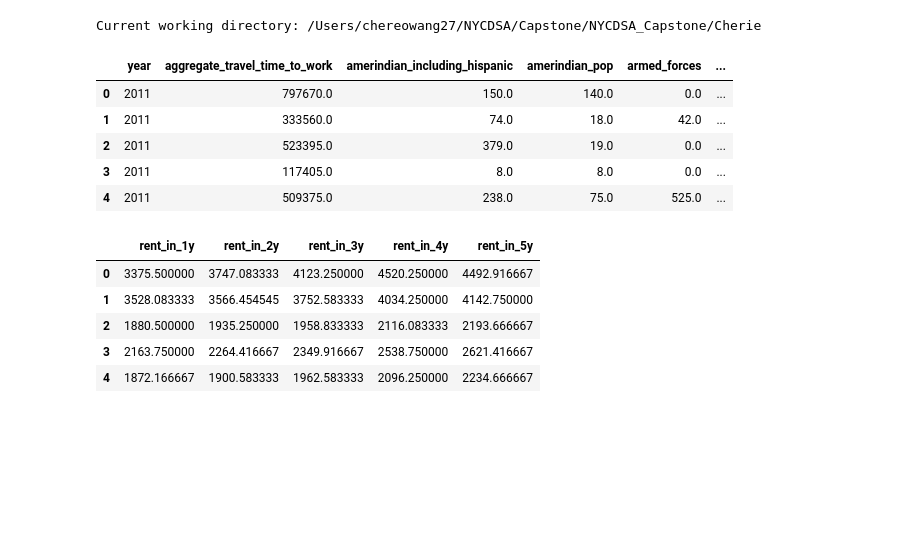
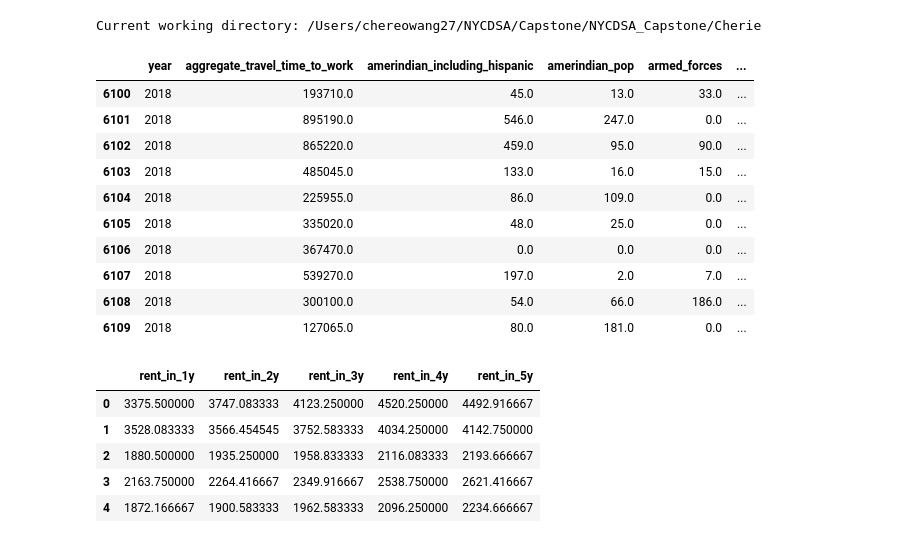
Before and after one commit to Skipp-py/NYCDSA_Capstone, a Jupyter notebook: Cherie/acs_ft_selection.ipynb, the cells around one changed output. Drawn from its saved outputs; the diff is of its cells as text; code cells hidden in the pictures; blank space fills up the shorter version.

```diff
--- a/Cherie/acs_ft_selection.ipynb
+++ b/Cherie/acs_ft_selection.ipynb
@@ -1,27 +1,32 @@
 # %%
 import os
 import pandas as pd
 pd.set_option('display.max_rows',500)
 pd.set_option('display.max_columns', 500)
 import numpy as np
 import datetime
 import matplotlib.pyplot as plt
 
 cwd = os.getcwd()
 print("Current working directory: {0}".format(cwd))
 df = pd.read_csv('./data/metro_CA_2011_2018_lagged.csv', index_col = None)
 # change year format to datetime
 df["year"]= pd.to_datetime(df["year"], format = "%Y").dt.year
 df.sort_values("year", ignore_index = True, inplace = True)
-df.head()
+df.tail(10)
 # %% [output]
 Current working directory: /Users/chereowang27/NYCDSA/Capstone/NYCDSA_Capstone/Cherie
 |  | year | aggregate_travel_time_to_work | amerindian_including_hispanic | amerindian_pop | armed_forces | ... |
-| 0 | 2011 | 797670.0 | 150.0 | 140.0 | 0.0 | ... |
-| 1 | 2011 | 333560.0 | 74.0 | 18.0 | 42.0 | ... |
-| 2 | 2011 | 523395.0 | 379.0 | 19.0 | 0.0 | ... |
-| 3 | 2011 | 117405.0 | 8.0 | 8.0 | 0.0 | ... |
-| 4 | 2011 | 509375.0 | 238.0 | 75.0 | 525.0 | ... |
+| 6100 | 2018 | 193710.0 | 45.0 | 13.0 | 33.0 | ... |
+| 6101 | 2018 | 895190.0 | 546.0 | 247.0 | 0.0 | ... |
+| 6102 | 2018 | 865220.0 | 459.0 | 95.0 | 90.0 | ... |
+| 6103 | 2018 | 485045.0 | 133.0 | 16.0 | 15.0 | ... |
+| 6104 | 2018 | 225955.0 | 86.0 | 109.0 | 0.0 | ... |
+| 6105 | 2018 | 335020.0 | 48.0 | 25.0 | 0.0 | ... |
+| 6106 | 2018 | 367470.0 | 0.0 | 0.0 | 0.0 | ... |
+| 6107 | 2018 | 539270.0 | 197.0 | 2.0 | 7.0 | ... |
+| 6108 | 2018 | 300100.0 | 54.0 | 66.0 | 186.0 | ... |
+| 6109 | 2018 | 127065.0 | 80.0 | 181.0 | 0.0 | ... |
 # %%
 targets = ["rent_in_1y","rent_in_2y","rent_in_3y","rent_in_4y","rent_in_5y"]
 targets = df[targets]
```
Also changed, not shown: 12 other files.
